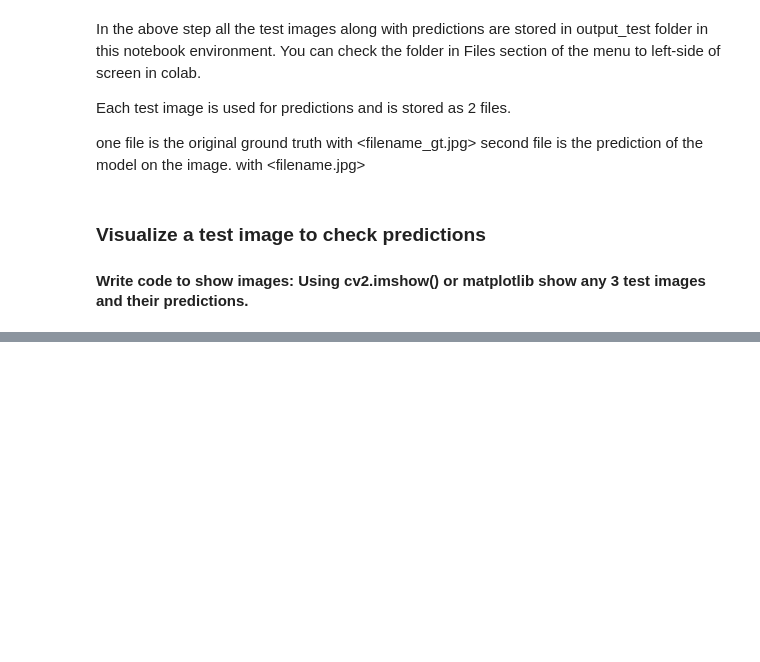
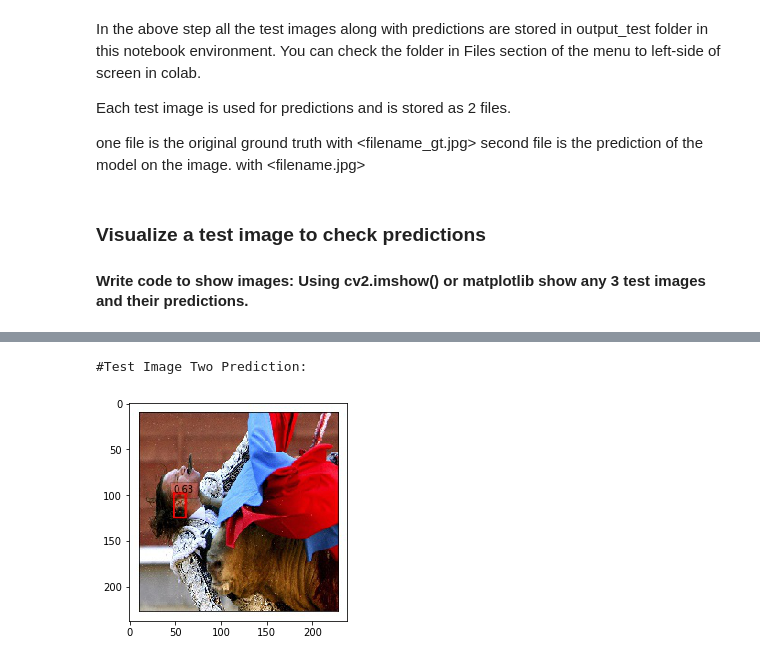
Before and after one commit to SiddharthMehtaRajendra/pgp-aiml-pune-octbatch18-SiddharthMehtaRajendra, a Jupyter notebook: Desktop/python-workspace/PGP AIML Labs/Project 1 | Advanced Computer Vision/FACE_DETECTION_Questions.ipynb, the cells around one changed output, grey strips where cells are left out. Cells and saved outputs as stored; diff of their text form; code cells hidden in the pictures; blank space fills up the shorter version.

```diff
--- a/Desktop/python-workspace/PGP AIML Labs/Project 1 | Advanced Computer Vision/FACE_DETECTION_Questions.ipynb
+++ b/Desktop/python-workspace/PGP AIML Labs/Project 1 | Advanced Computer Vision/FACE_DETECTION_Questions.ipynb
@@ -560,0 +631,8 @@ second file is the prediction of the model on the image. with <filename.jpg>
+# %%
+print("#Test Image Two Prediction:")
+img=mpimg.imread('./output_test/47_Matador_Bullfighter_Matador_Bullfighter_47_171.jpg')
+imgplot = plt.imshow(img)
+plt.show()
+# %% [output]
+#Test Image Two Prediction:
+[figure, added]
```
Also changed, not shown: parts of 23 cells of this notebook.
